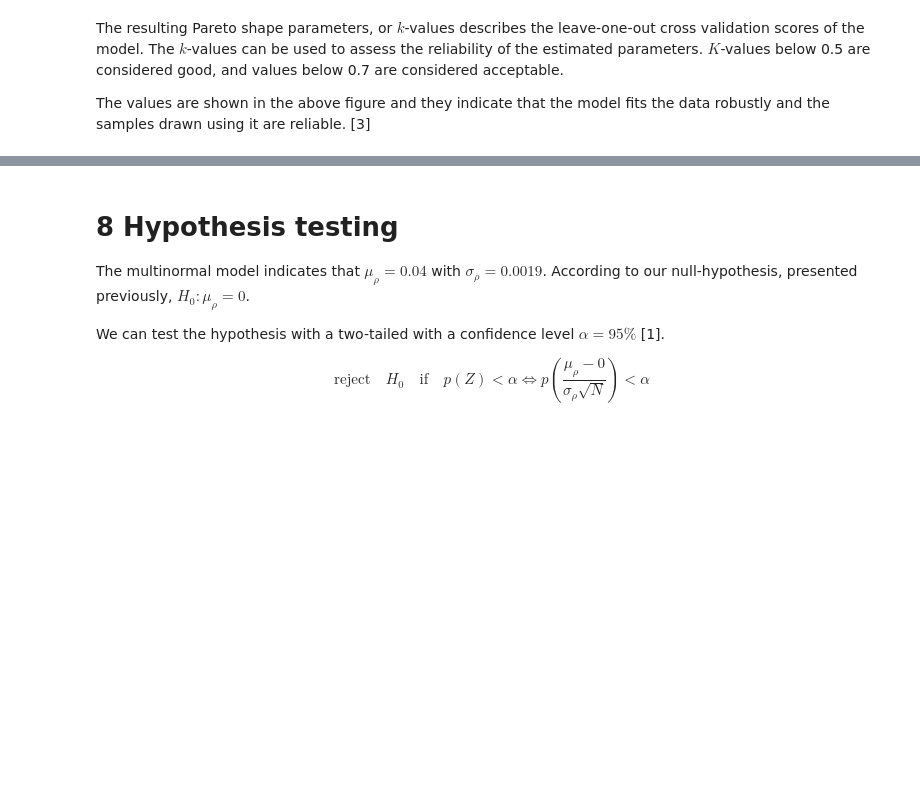
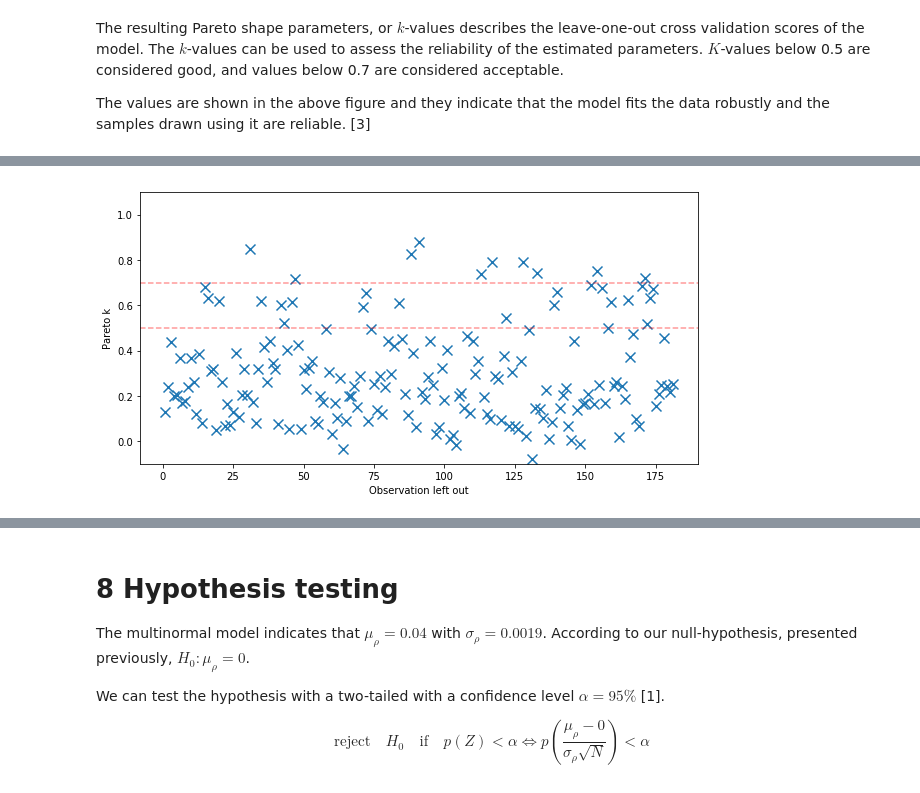
Before and after one commit to gamgi/BDA-project, a Jupyter notebook: study.ipynb, the cells around one changed output, grey strips where cells are left out. Saved outputs shown, nothing was run; the diff lists cells and outputs as text; code cells hidden in the pictures; blank space fills up the shorter version.

```diff
--- a/study.ipynb
+++ b/study.ipynb
@@ -303,0 +419,7 @@ Lorem ipsum, run stan. Also do a prediction on 2018 values.
+# %%
+print("Compiling separate model...")
+separate_model = Model('model.separate.stan')
+print("Fitting data to hierarchical model...")
+separate_fit = separate_model.sample(data=data)
+separate_samples = separate_fit.extract(permuted=True)
+print("...Fitted")
@@ -326,0 +488,5 @@ Lorem ipsum doo psis and loo-cv.
+# %%
+loo_separate, loos, ks  = psis.psisloo(separate_fit.extract(permuted=True)['log_lik'])
+helpers.plot_pareto_ks2(ks)
+# %% [output]
+[figure, added]
```
Also changed, not shown: parts of 26 cells of this notebook, 4 other files.
